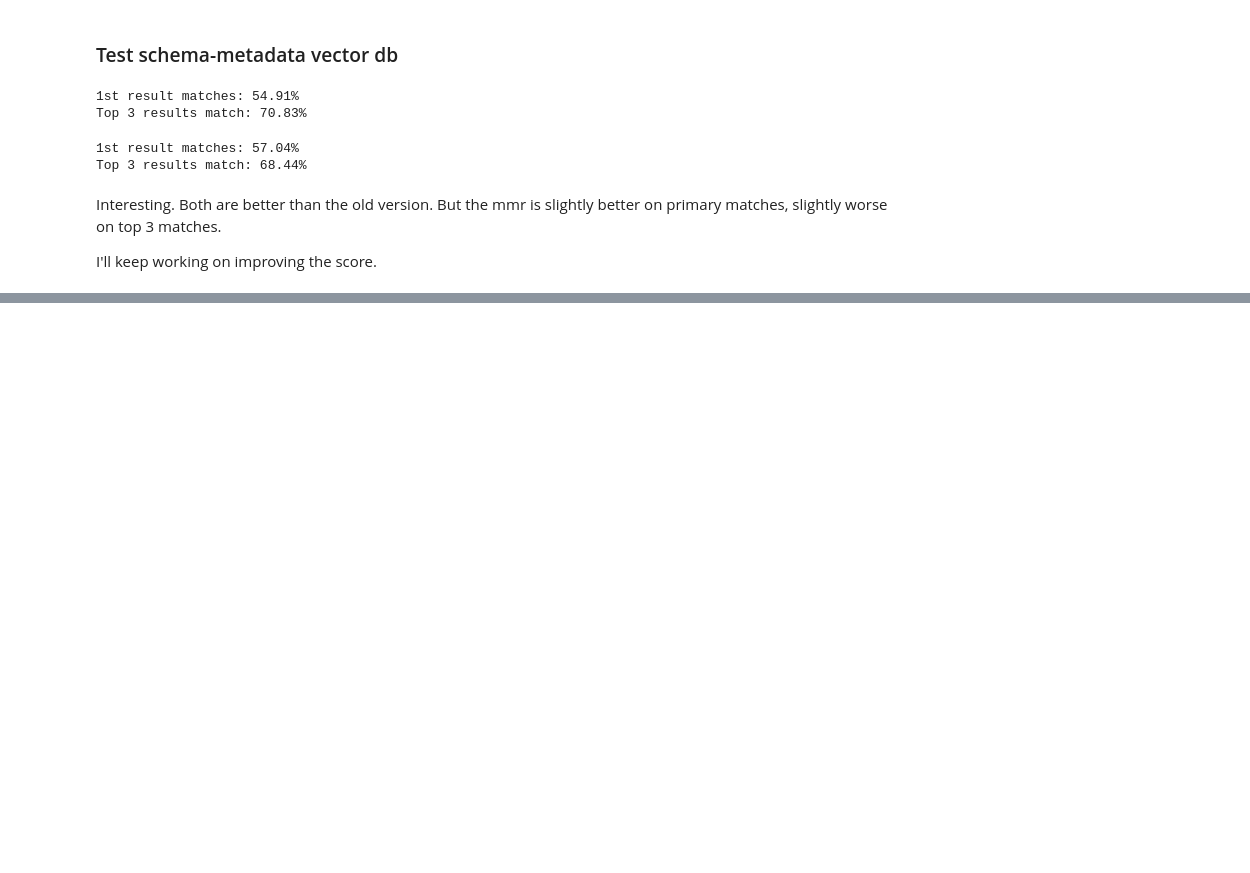
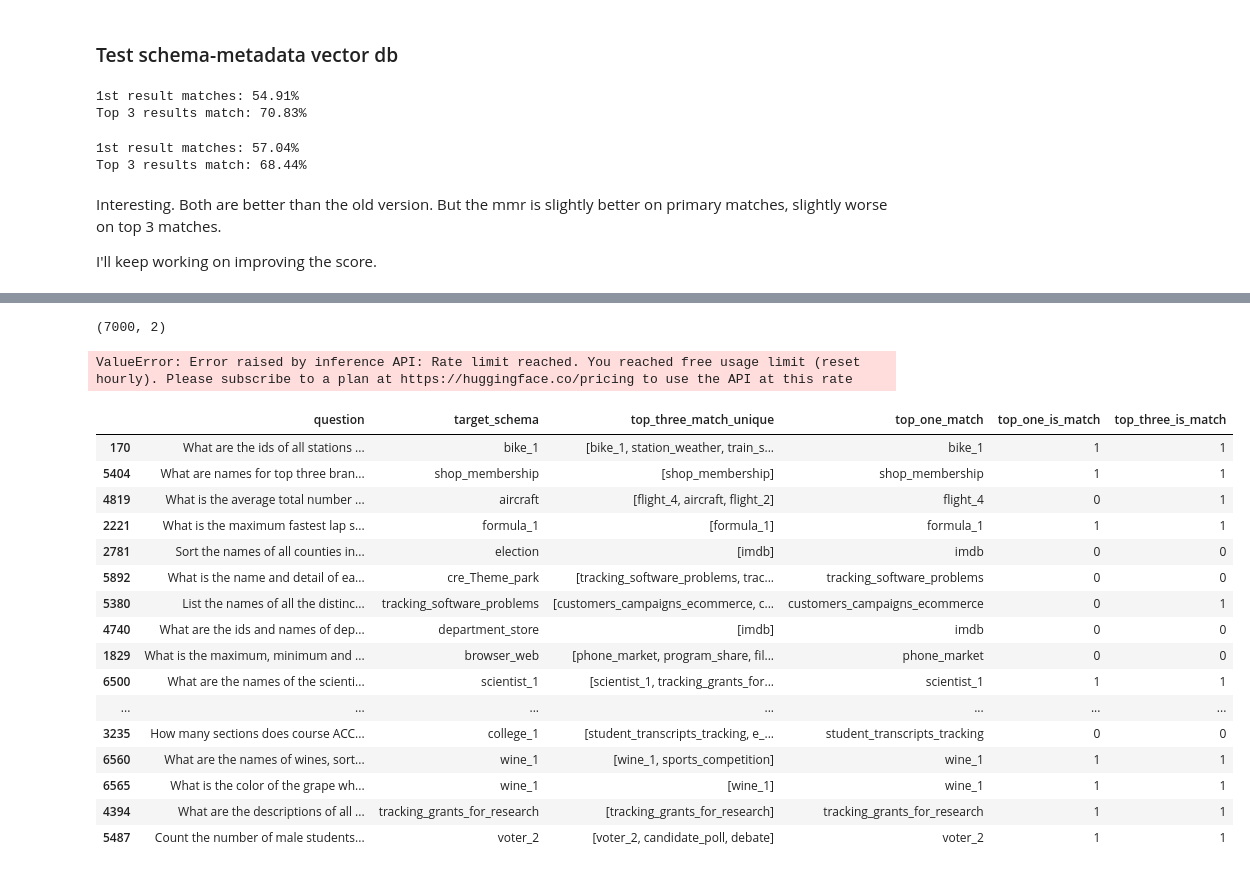
Before and after one commit to BrettlyCD/text-to-sql, a Jupyter notebook: notebooks/2.1_vectordb_validation.ipynb, the cells around one changed output, grey strips where cells are left out. Drawn from its saved outputs; the diff is of its cells as text; code cells hidden in the pictures; blank space fills up the shorter version.

```diff
--- a/notebooks/2.1_vectordb_validation.ipynb
+++ b/notebooks/2.1_vectordb_validation.ipynb
@@ -209,0 +236,10 @@ I'll keep working on improving the score.
+# %%
+#get api key
+load_dotenv()
+hf_api_token = os.getenv('hf_token')
+
+#add path to HF repo
+repo_id = 'tiiuae/falcon-7b-instruct'
+
+#establish llm model
+llm = HuggingFaceHub(repo_id=repo_id, huggingfacehub_api_token=hf_api_token, model_kwargs={"temperature": .005, "max_length": 512})
@@ -209,0 +272,54 @@ I'll keep working on improving the score.
+# %%
+training_df.shape
+# %% [output]
+(7000, 2)
+# %%
+#pull sample of questions and save to pandas df => start with 500 samples
+df_sample = training_df.sample(n=500, replace=False)
+# %%
+#define function for testing these 50 sample questions
+def sim_search_llm_test(df, vectordb):
+    """Create a quick and dirty function to test accuracy multiple times."""
+
+    #Use this function to create two new fields in our training dataframe: top result and top 3 results (unique)
+    df['top_three_match_unique'] = df.apply(lambda x: sim_search_llm(x['question'], vector_db=vectordb, k=3), axis=1)
+    df['top_one_match'] = df.apply(lambda x: x['top_three_match_unique'][0], axis=1)
+
+    df['top_one_is_match'] = np.where(df['target_schema'] == df['top_one_match'], 1, 0)
+
+    df['top_three_is_match'] = df.apply(is_schema_in_top_three, axis=1)
+
+    #total rows
+    tot_q = df.shape[0]
+    #top 1 match
+    top_one_match = df['top_one_is_match'].sum()
+    #top 3 match
+    top_three_match = df['top_three_is_match'].sum()
+
+    return df
+    print(f"1st result matches: {top_one_match/tot_q:.2%}")
+    print(f"Top 3 results match: {top_three_match/tot_q:.2%}")
+# %%
+ss_test_df = sim_search_llm_test(df=df_sample, vectordb=vectordb_2)
+# %% [output]
+ValueError: Error raised by inference API: Rate limit reached. You reached free usage limit (reset hourly). Please subscribe to a plan at https://huggingface.co/pricing to use the API at this rate
+# %%
+ss_test_df.head(50)
+# %% [output]
+|  | question | target_schema | top_three_match_unique | top_one_match | top_one_is_match | top_three_is_match |
+| 170 | What are the ids of all stations ... | bike_1 | [bike_1, station_weather, train_s... | bike_1 | 1 | 1 |
+| 5404 | What are names for top three bran... | shop_membership | [shop_membership] | shop_membership | 1 | 1 |
+| 4819 | What is the average total number ... | aircraft | [flight_4, aircraft, flight_2] | flight_4 | 0 | 1 |
+| 2221 | What is the maximum fastest lap s... | formula_1 | [formula_1] | formula_1 | 1 | 1 |
+| 2781 | Sort the names of all counties in... | election | [imdb] | imdb | 0 | 0 |
+| 5892 | What is the name and detail of ea... | cre_Theme_park | [tracking_software_problems, trac... | tracking_software_problems | 0 | 0 |
+| 5380 | List the names of all the distinc... | tracking_software_problems | [customers_campaigns_ecommerce, c... | customers_campaigns_ecommerce | 0 | 1 |
+| 4740 | What are the ids and names of dep... | department_store | [imdb] | imdb | 0 | 0 |
+| 1829 | What is the maximum, minimum and ... | browser_web | [phone_market, program_share, fil... | phone_market | 0 | 0 |
+| 6500 | What are the names of the scienti... | scientist_1 | [scientist_1, tracking_grants_for... | scientist_1 | 1 | 1 |
+| ... | ... | ... | ... | ... | ... | ... |
+| 3235 | How many sections does course ACC... | college_1 | [student_transcripts_tracking, e_... | student_transcripts_tracking | 0 | 0 |
+| 6560 | What are the names of wines, sort... | wine_1 | [wine_1, sports_competition] | wine_1 | 1 | 1 |
+| 6565 | What is the color of the grape wh... | wine_1 | [wine_1] | wine_1 | 1 | 1 |
+| 4394 | What are the descriptions of all ... | tracking_grants_for_research | [tracking_grants_for_research] | tracking_grants_for_research | 1 | 1 |
+| 5487 | Count the number of male students... | voter_2 | [voter_2, candidate_poll, debate] | voter_2 | 1 | 1 |
```
Also changed, not shown: parts of 6 cells of this notebook.
